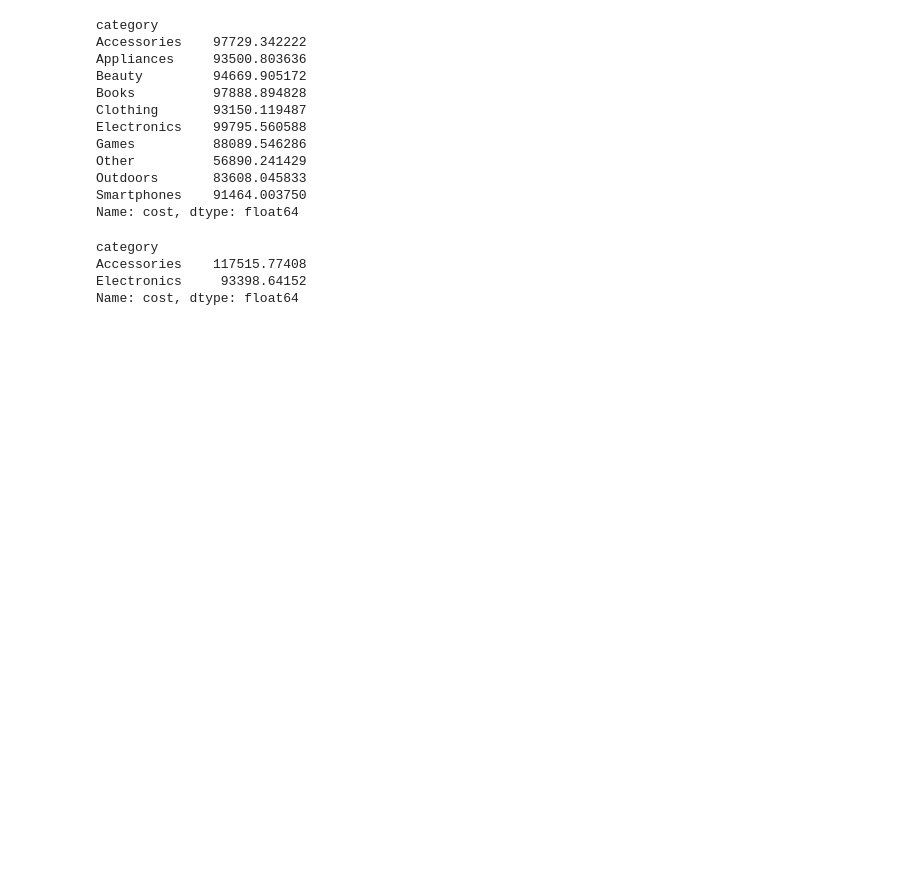
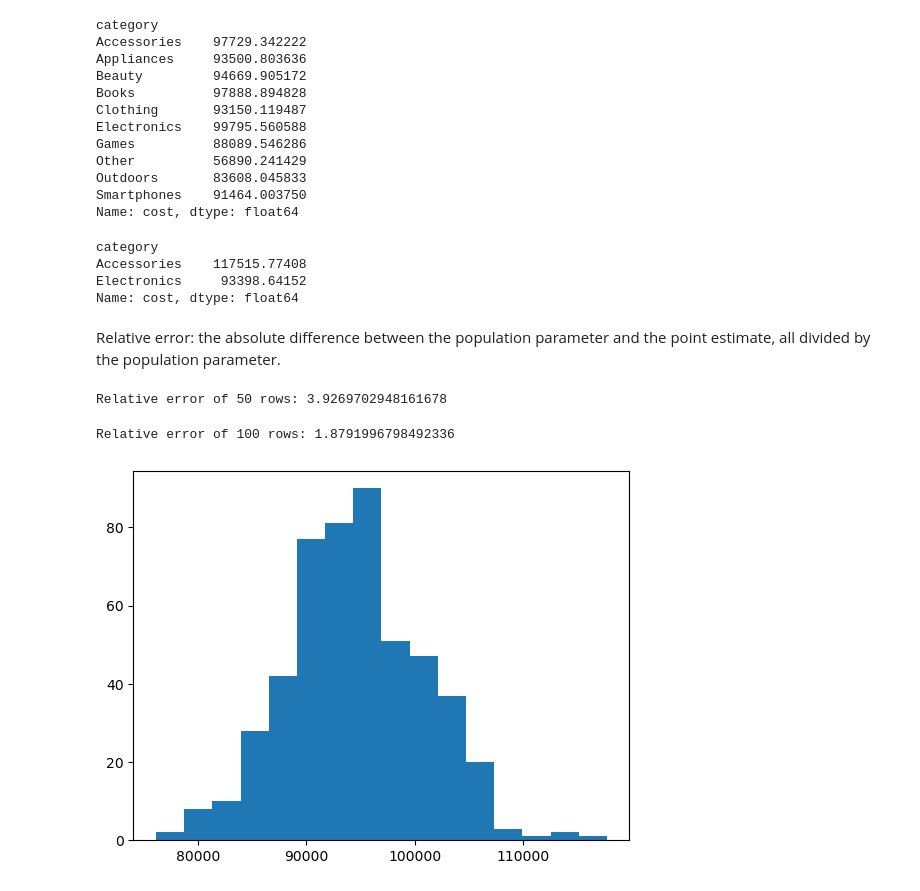
Before and after one commit to saalssall/Statistics_In_Python, a Jupyter notebook: Sampling.ipynb, the cells around one changed output. Drawn from its saved outputs; the diff is of its cells as text; code cells hidden in the pictures; blank space fills up the shorter version.

```diff
--- a/Sampling.ipynb
+++ b/Sampling.ipynb
@@ -491,3 +491,42 @@ category
 Accessories    117515.77408
 Electronics     93398.64152
 Name: cost, dtype: float64
+# %% [markdown]
+Relative error: the absolute difference between the population parameter and the point estimate, all divided by the population parameter.
+# %%
+# Generate a simple random sample of 50 rows, with seed 2022
+sales_srs50 = sales_df.sample(n=50, random_state=2022)
+# Calculate the mean cost in the sample
+mean_cost_srs50 = sales_srs50['cost'].mean()
+# Calculate the relative error percentage
+rel_error_pct50 = 100 * abs(sales_df['cost'].mean() - mean_cost_srs50) / sales_df['cost'].mean()
+# Print rel_error_pct50
+print('Relative error of 50 rows:',rel_error_pct50)
+# %% [output]
+Relative error of 50 rows: 3.9269702948161678
+# %%
+# Generate a simple random sample of 100 rows, with seed 2022
+sales_srs100 = sales_df.sample(n=100, random_state=2022)
+# Calculate the mean cost in the sample
+mean_cost_srs100 = sales_srs100['cost'].mean()
+# Calculate the relative error percentage
+rel_error_pct100 = 100 * abs(sales_df['cost'].mean() - mean_cost_srs100) / sales_df['cost'].mean()
+# Print rel_error_pct100
+print('Relative error of 100 rows:', rel_error_pct100)
+# %% [output]
+Relative error of 100 rows: 1.8791996798492336
+# %%
+# Create an empty list
+mean_costs = []
+
+# Loop 500 times to create 500 sample means
+for i in range(500):
+    mean_costs.append(
+        sales_df.sample(n=60)['cost'].mean()
+    )
+
+# Create a histogram of the 500 sample means
+plt.hist(mean_costs, bins=16)
+plt.show()
+# %% [output]
+[figure, added]
```
Also changed, not shown: parts of 9 cells of this notebook.
